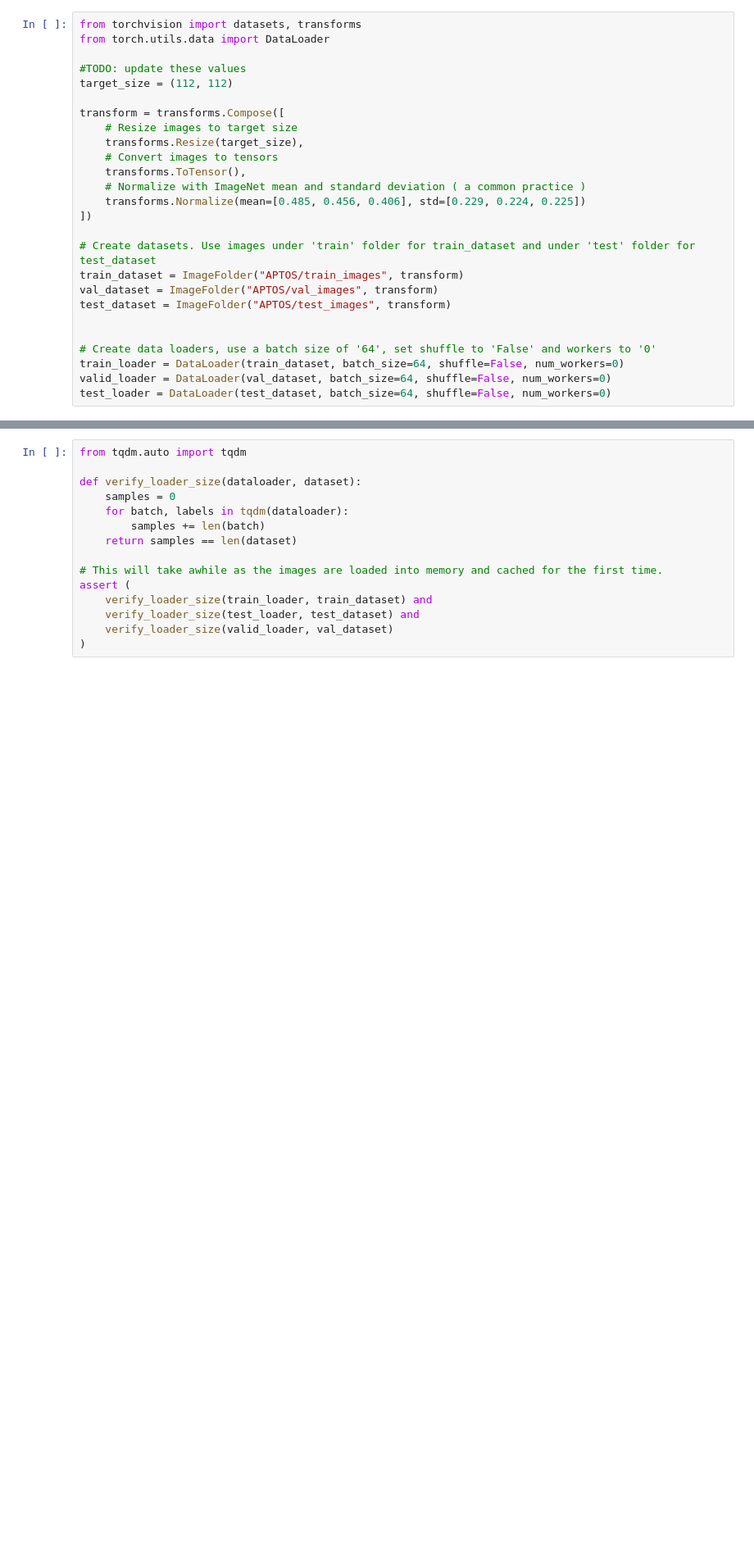
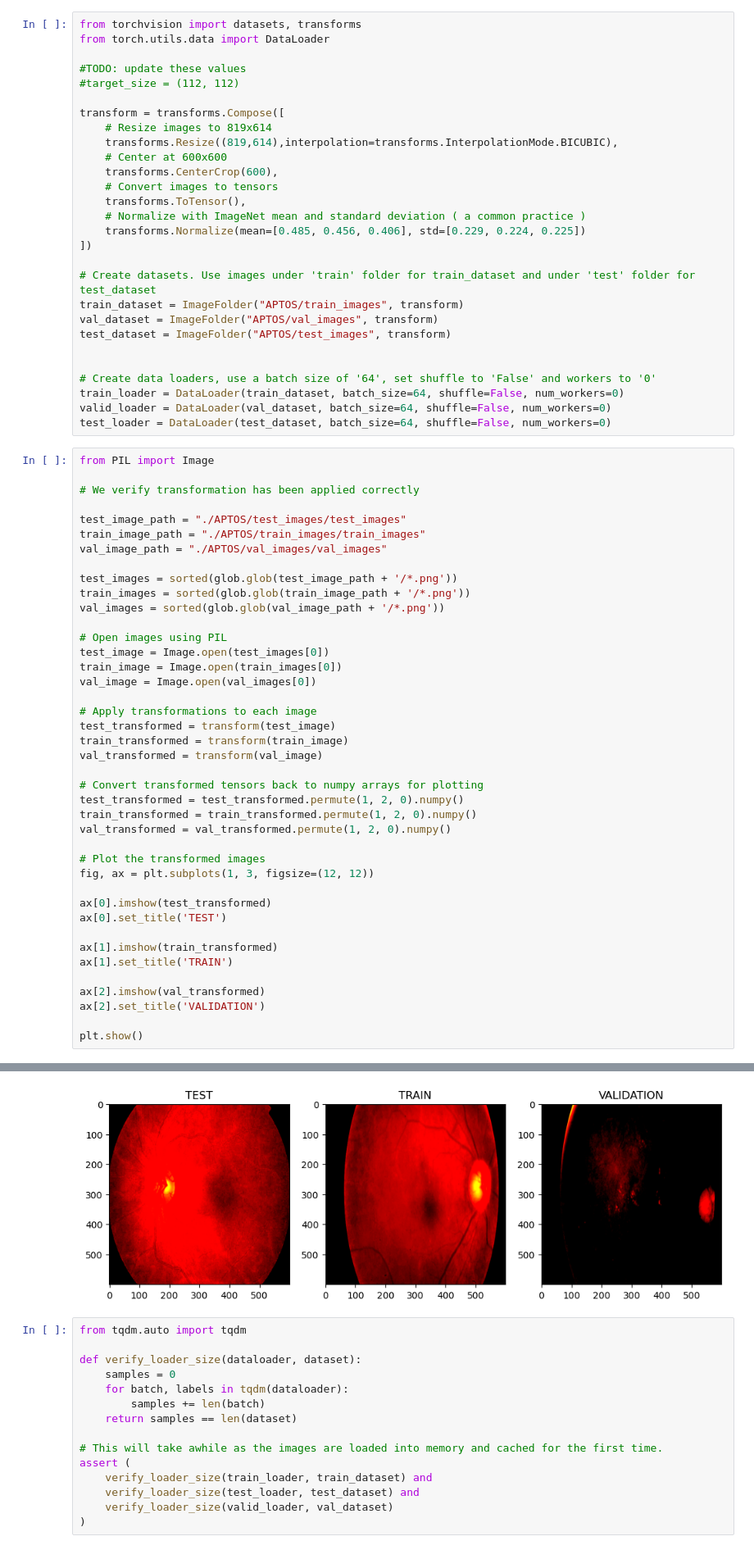
Before and after one commit to maurilaparva/diabetic_retinopathy_classification, a Jupyter notebook: preprocessing.ipynb, the cells around one changed output, grey strips where cells are left out. Shown: that part at 82% size. Drawn from its saved outputs; the diff is of its cells as text; blank space fills up the shorter version.

Commit message:
Changed transformation, implemented shallow CNN and testing

```diff
--- a/preprocessing.ipynb
+++ b/preprocessing.ipynb
@@ -73,11 +73,13 @@ from torchvision import datasets, transforms
 from torch.utils.data import DataLoader
 
 #TODO: update these values
-target_size = (112, 112)
+#target_size = (112, 112)
 
 transform = transforms.Compose([
-    # Resize images to target size
-    transforms.Resize(target_size),
+    # Resize images to 819x614
+    transforms.Resize((819,614),interpolation=transforms.InterpolationMode.BICUBIC),
+    # Center at 600x600
+    transforms.CenterCrop(600),
     # Convert images to tensors
     transforms.ToTensor(),
     # Normalize with ImageNet mean and standard deviation ( a common practice )
@@ -94,3 +96,45 @@ test_dataset = ImageFolder("APTOS/test_images", transform)
 train_loader = DataLoader(train_dataset, batch_size=64, shuffle=False, num_workers=0)
 valid_loader = DataLoader(val_dataset, batch_size=64, shuffle=False, num_workers=0)
 test_loader = DataLoader(test_dataset, batch_size=64, shuffle=False, num_workers=0)
+# %%
+from PIL import Image
+
+# We verify transformation has been applied correctly
+
+test_image_path = "./APTOS/test_images/test_images"
+train_image_path = "./APTOS/train_images/train_images"
+val_image_path = "./APTOS/val_images/val_images"
+
+test_images = sorted(glob.glob(test_image_path + '/*.png'))
+train_images = sorted(glob.glob(train_image_path + '/*.png'))
+val_images = sorted(glob.glob(val_image_path + '/*.png'))
+
+# Open images using PIL
+test_image = Image.open(test_images[0])
+train_image = Image.open(train_images[0])
+val_image = Image.open(val_images[0])
+
+# Apply transformations to each image
+test_transformed = transform(test_image)
+train_transformed = transform(train_image)
+val_transformed = transform(val_image)
+
+# Convert transformed tensors back to numpy arrays for plotting
+test_transformed = test_transformed.permute(1, 2, 0).numpy()
+train_transformed = train_transformed.permute(1, 2, 0).numpy()
+val_transformed = val_transformed.permute(1, 2, 0).numpy()
+
+# Plot the transformed images
+fig, ax = plt.subplots(1, 3, figsize=(12, 12))
+
+ax[0].imshow(test_transformed)
+ax[0].set_title('TEST')
+
+ax[1].imshow(train_transformed)
+ax[1].set_title('TRAIN')
+
+ax[2].imshow(val_transformed)
+ax[2].set_title('VALIDATION')
+
+plt.show()
+# %% [output]
@@ -97,3 +144,4 @@ test_loader = DataLoader(test_dataset, batch_size=64, shuffle=False, num_workers
+[figure, added]
 # %%
 from tqdm.auto import tqdm
 
```
Also changed, not shown: parts of 12 cells of this notebook, 2 other files.
